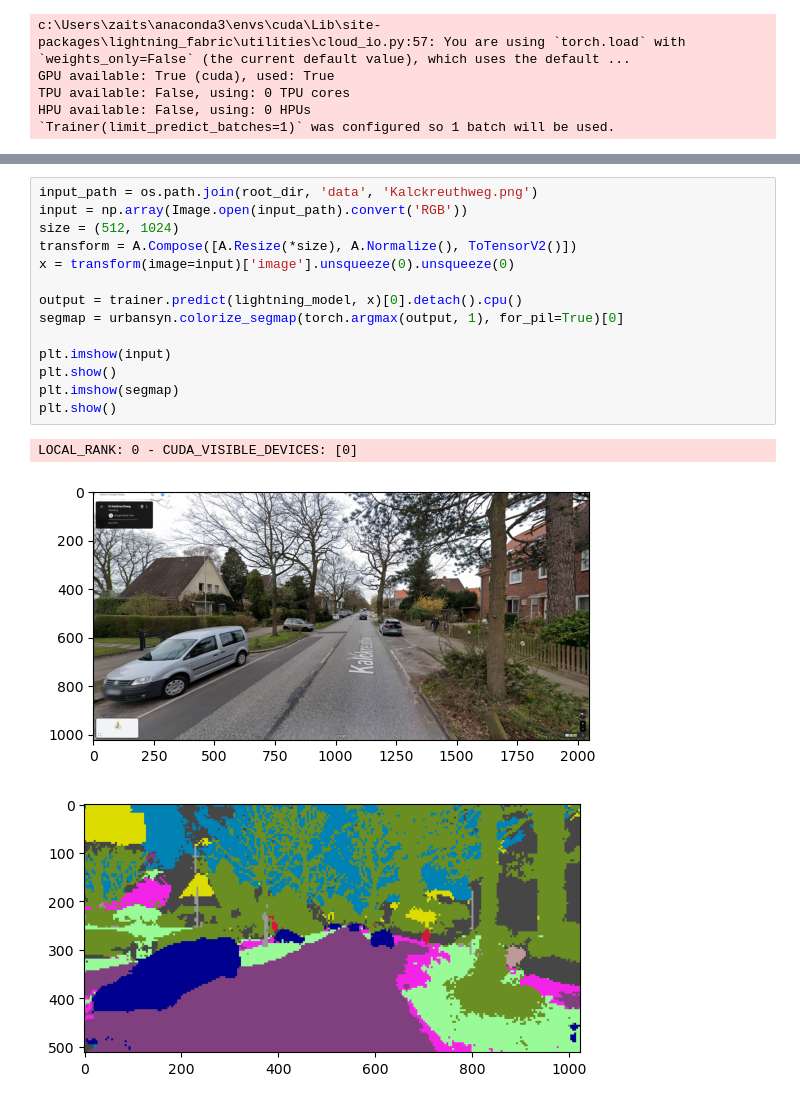
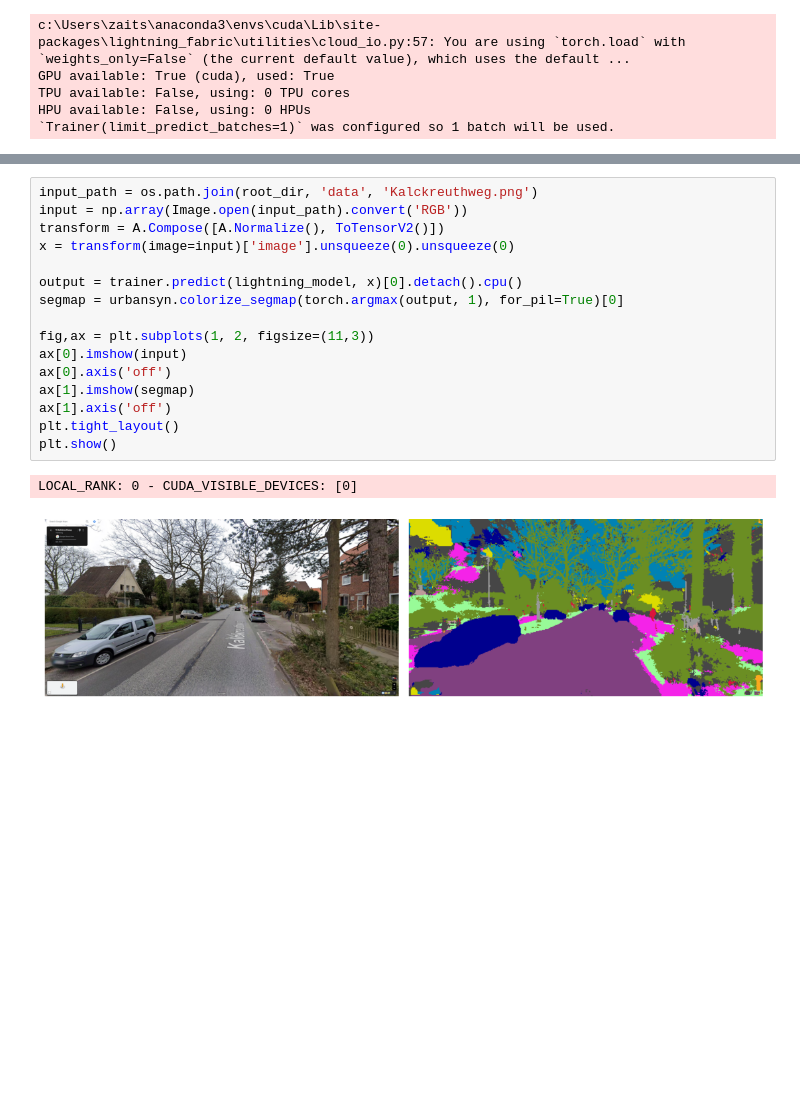
Before and after one commit to zaitsev136/computer-vision, a Jupyter notebook: experiments/urbansyn_segformer/train_segformer.ipynb, the cells around one changed output, grey strips where cells are left out. Cells and saved outputs as stored; diff of their text form; blank space fills up the shorter version.

```diff
--- a/experiments/urbansyn_segformer/train_segformer.ipynb
+++ b/experiments/urbansyn_segformer/train_segformer.ipynb
@@ -200,18 +190,19 @@ Clipping input data to the valid range for imshow with RGB data ([0..1] for floa
 # %%
 input_path = os.path.join(root_dir, 'data', 'Kalckreuthweg.png')
 input = np.array(Image.open(input_path).convert('RGB'))
-size = (512, 1024)
-transform = A.Compose([A.Resize(*size), A.Normalize(), ToTensorV2()])
+transform = A.Compose([A.Normalize(), ToTensorV2()])
 x = transform(image=input)['image'].unsqueeze(0).unsqueeze(0)
 
 output = trainer.predict(lightning_model, x)[0].detach().cpu()
 segmap = urbansyn.colorize_segmap(torch.argmax(output, 1), for_pil=True)[0]
 
-plt.imshow(input)
+fig,ax = plt.subplots(1, 2, figsize=(11,3))
+ax[0].imshow(input)
+ax[0].axis('off')
+ax[1].imshow(segmap)
+ax[1].axis('off')
+plt.tight_layout()
 plt.show()
-plt.imshow(segmap)
-plt.show()
 # %% [output]
 LOCAL_RANK: 0 - CUDA_VISIBLE_DEVICES: [0]
-[figure, old version]
+[figure, new version]
-[figure, removed]
```
Also changed, not shown: parts of 10 cells of this notebook, 2 other files.
